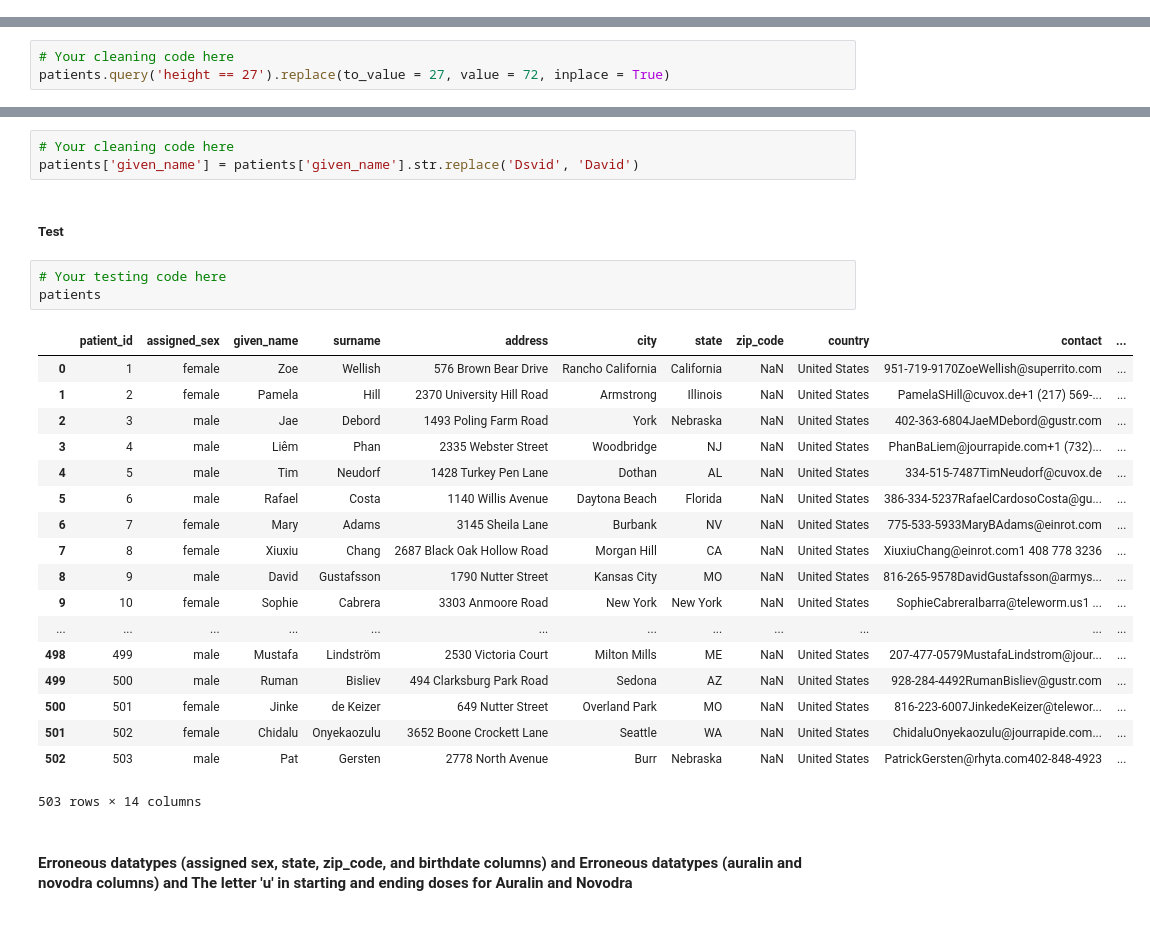
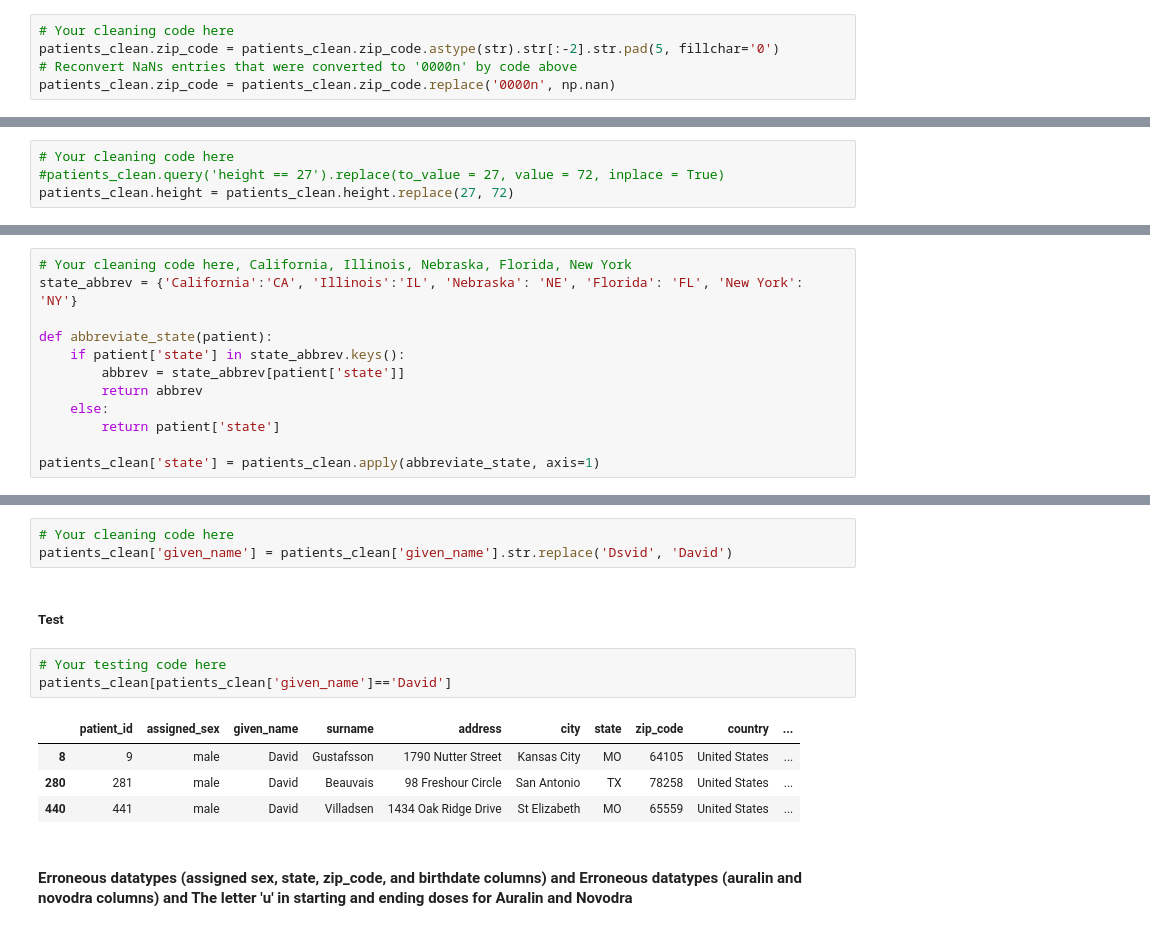
Before and after one commit to Sinha123456/data_wrangling, a Jupyter notebook: cleaning-student.ipynb, the cells around one changed output, grey strips where cells are left out. Saved outputs shown, nothing was run; the diff lists cells and outputs as text.

```diff
--- a/cleaning-student.ipynb
+++ b/cleaning-student.ipynb
@@ -592,3 +583,8 @@ patients['zip_code']= patients['zip_code'][6:]
+# %%
+# Your cleaning code here
+patients_clean.zip_code = patients_clean.zip_code.astype(str).str[:-2].str.pad(5, fillchar='0')
+# Reconvert NaNs entries that were converted to '0000n' by code above
+patients_clean.zip_code = patients_clean.zip_code.replace('0000n', np.nan)
 # %% [markdown]
 ##### Test
 # %%
@@ -622,4 +606,5 @@ patients
 ##### Code
 # %%
 # Your cleaning code here
-patients.query('height == 27').replace(to_value = 27, value = 72, inplace = True)
+#patients_clean.query('height == 27').replace(to_value = 27, value = 72, inplace = True)
+patients_clean.height = patients_clean.height.replace(27, 72)
@@ -644,3 +630,15 @@ See the caveats in the documentation: http://pandas.pydata.org/pandas-docs/stabl
+# %%
+# Your cleaning code here, California, Illinois, Nebraska, Florida, New York
+state_abbrev = {'California':'CA', 'Illinois':'IL', 'Nebraska': 'NE', 'Florida': 'FL', 'New York': 'NY'}
+
+def abbreviate_state(patient):
+    if patient['state'] in state_abbrev.keys():
+        abbrev = state_abbrev[patient['state']]
+        return abbrev
+    else:
+        return patient['state']
+
+patients_clean['state'] = patients_clean.apply(abbreviate_state, axis=1)
 # %% [markdown]
 ##### Test
 # %%
@@ -654,31 +660,17 @@ See the caveats in the documentation: http://pandas.pydata.org/pandas-docs/stabl
 ##### Code
 # %%
 # Your cleaning code here
-patients['given_name'] = patients['given_name'].str.replace('Dsvid', 'David')
+patients_clean['given_name'] = patients_clean['given_name'].str.replace('Dsvid', 'David')
 # %% [markdown]
 ##### Test
 # %%
 # Your testing code here
-patients
+patients_clean[patients_clean['given_name']=='David']
 # %% [output]
-|  | patient_id | assigned_sex | given_name | surname | address | city | state | zip_code | country | contact | ... |
-| 0 | 1 | female | Zoe | Wellish | 576 Brown Bear Drive | Rancho California | California | NaN | United States | 951-719-9170ZoeWellish@superrito.com | ... |
-| 1 | 2 | female | Pamela | Hill | 2370 University Hill Road | Armstrong | Illinois | NaN | United States | PamelaSHill@cuvox.de+1 (217) 569-... | ... |
-| 2 | 3 | male | Jae | Debord | 1493 Poling Farm Road | York | Nebraska | NaN | United States | 402-363-6804JaeMDebord@gustr.com | ... |
-| 3 | 4 | male | Liêm | Phan | 2335 Webster Street | Woodbridge | NJ | NaN | United States | PhanBaLiem@jourrapide.com+1 (732)... | ... |
-| 4 | 5 | male | Tim | Neudorf | 1428 Turkey Pen Lane | Dothan | AL | NaN | United States | 334-515-7487TimNeudorf@cuvox.de | ... |
-| 5 | 6 | male | Rafael | Costa | 1140 Willis Avenue | Daytona Beach | Florida | NaN | United States | 386-334-5237RafaelCardosoCosta@gu... | ... |
-| 6 | 7 | female | Mary | Adams | 3145 Sheila Lane | Burbank | NV | NaN | United States | 775-533-5933MaryBAdams@einrot.com | ... |
-| 7 | 8 | female | Xiuxiu | Chang | 2687 Black Oak Hollow Road | Morgan Hill | CA | NaN | United States | XiuxiuChang@einrot.com1 408 778 3236 | ... |
-| 8 | 9 | male | David | Gustafsson | 1790 Nutter Street | Kansas City | MO | NaN | United States | 816-265-9578DavidGustafsson@armys... | ... |
-| 9 | 10 | female | Sophie | Cabrera | 3303 Anmoore Road | New York | New York | NaN | United States | SophieCabreraIbarra@teleworm.us1 ... | ... |
-| ... | ... | ... | ... | ... | ... | ... | ... | ... | ... | ... | ... |
-| 498 | 499 | male | Mustafa | Lindström | 2530 Victoria Court | Milton Mills | ME | NaN | United States | 207-477-0579MustafaLindstrom@jour... | ... |
-| 499 | 500 | male | Ruman | Bisliev | 494 Clarksburg Park Road | Sedona | AZ | NaN | United States | 928-284-4492RumanBisliev@gustr.com | ... |
-| 500 | 501 | female | Jinke | de Keizer | 649 Nutter Street | Overland Park | MO | NaN | United States | 816-223-6007JinkedeKeizer@telewor... | ... |
-| 501 | 502 | female | Chidalu | Onyekaozulu | 3652 Boone Crockett Lane | Seattle | WA | NaN | United States | ChidaluOnyekaozulu@jourrapide.com... | ... |
-| 502 | 503 | male | Pat | Gersten | 2778 North Avenue | Burr | Nebraska | NaN | United States | PatrickGersten@rhyta.com402-848-4923 | ... |
+|  | patient_id | assigned_sex | given_name | surname | address | city | state | zip_code | country | ... |
+| 8 | 9 | male | David | Gustafsson | 1790 Nutter Street | Kansas City | MO | 64105 | United States | ... |
+| 280 | 281 | male | David | Beauvais | 98 Freshour Circle | San Antonio | TX | 78258 | United States | ... |
+| 440 | 441 | male | David | Villadsen | 1434 Oak Ridge Drive | St Elizabeth | MO | 65559 | United States | ... |
-503 rows × 14 columns
 # %% [markdown]
 #### Erroneous datatypes (assigned sex, state, zip_code, and birthdate columns) and Erroneous datatypes (auralin and novodra columns) and The letter 'u' in starting and ending doses for Auralin and Novodra
 # %% [markdown]
```
Also changed, not shown: parts of 66 cells of this notebook.
